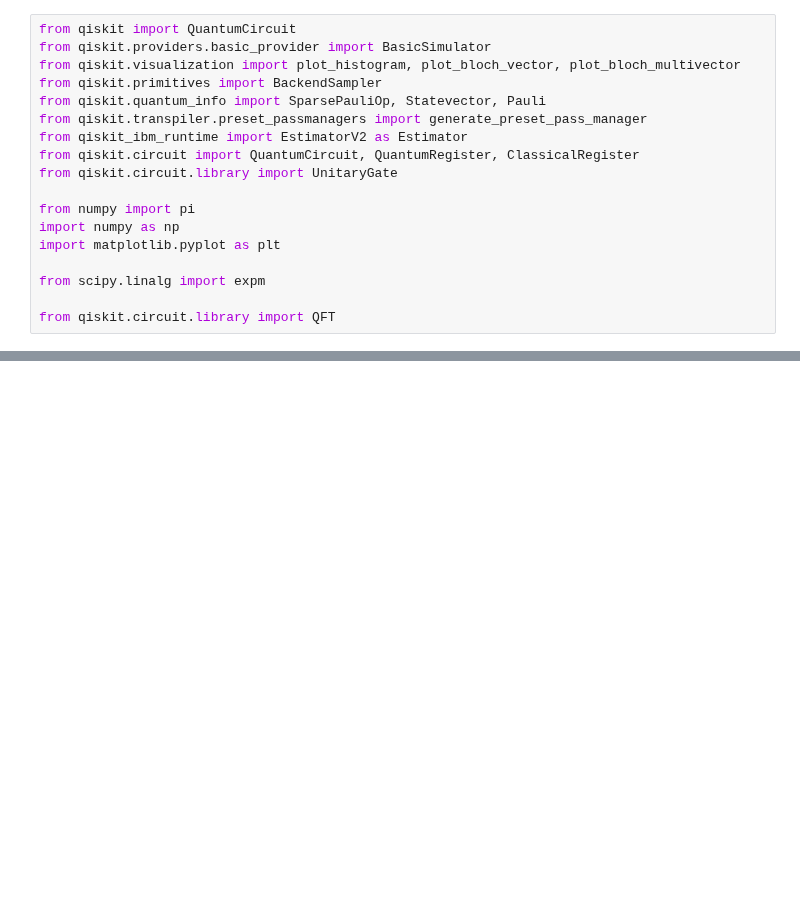
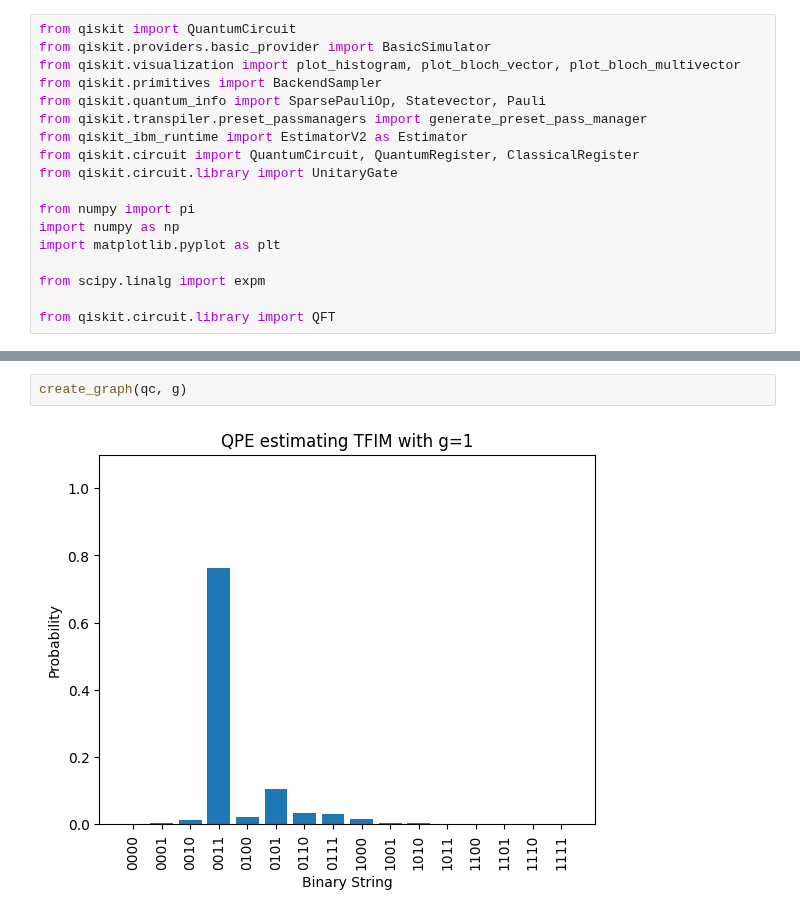
Before and after one commit to Quantum-Linear-Algebra/Intro-to-Quantum-Linear-Algebra, a Jupyter notebook: 7-Transverse_Field_Ising_Model.ipynb, the cells around one changed output, grey strips where cells are left out. Drawn from its saved outputs; the diff is of its cells as text; blank space fills up the shorter version.

```diff
--- a/7-Transverse_Field_Ising_Model.ipynb
+++ b/7-Transverse_Field_Ising_Model.ipynb
@@ -608,0 +297,4 @@ plot_bloch_multivector(sv)
+# %%
+create_graph(qc, g)
+# %% [output]
+[figure, added]
```
Also changed, not shown: parts of 55 cells of this notebook.
